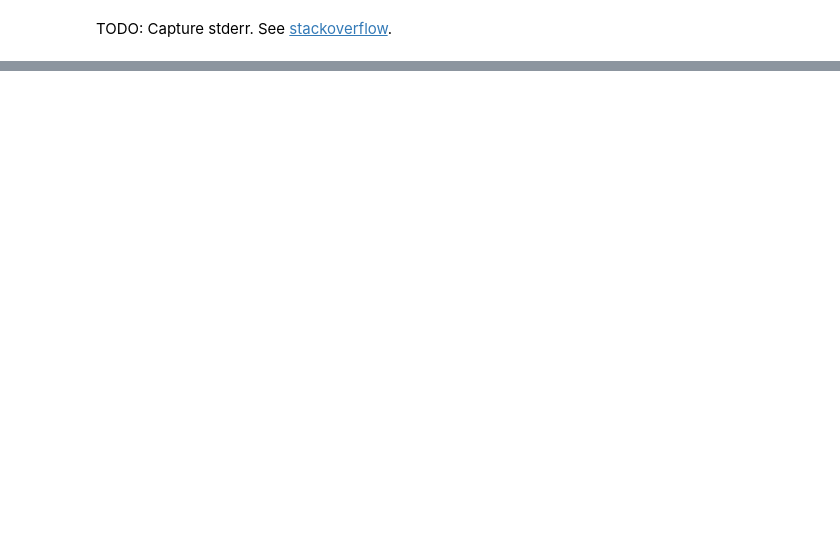
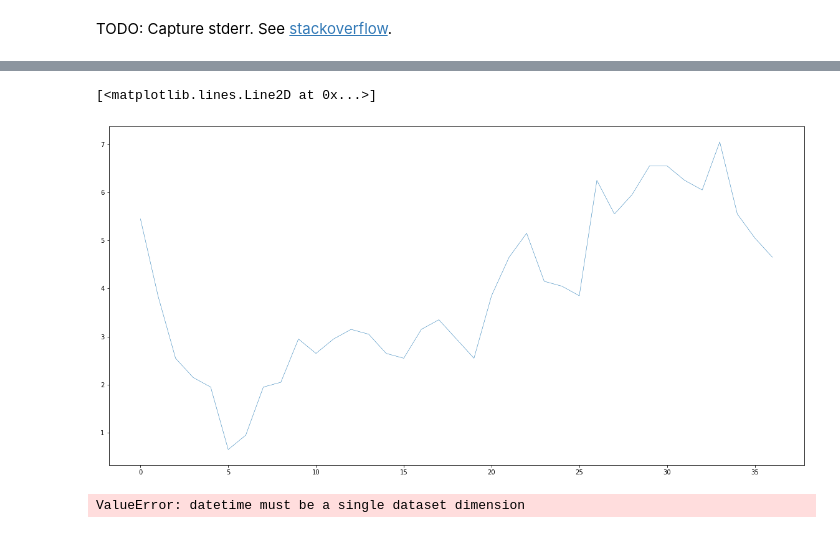
Before and after one commit to JackKelly/ng_nwp, a Jupyter notebook: extract_grib.ipynb, the cells around one changed output, grey strips where cells are left out. Cells and saved outputs as stored; diff of their text form; code cells hidden in the pictures; blank space fills up the shorter version.

```diff
--- a/extract_grib.ipynb
+++ b/extract_grib.ipynb
@@ -475,0 +530,15 @@ Attributes:
+# %%
+selection = data_array.loc['2016-03-22 18:00'][:, 0, 0]
+fig, ax = plt.subplots(figsize=(20, 10))
+ax.plot(
+    selection.forecast_hour,
+    selection.values,
+    linewidth=.5
+)
+# %% [output]
+[<matplotlib.lines.Line2D at 0x...>]
+[figure, added]
+# %%
+data_array = data_array.dropna(dim='datetime')
+# %% [output]
+ValueError: datetime must be a single dataset dimension
```
Also changed, not shown: parts of 42 cells of this notebook, 1 other file.
